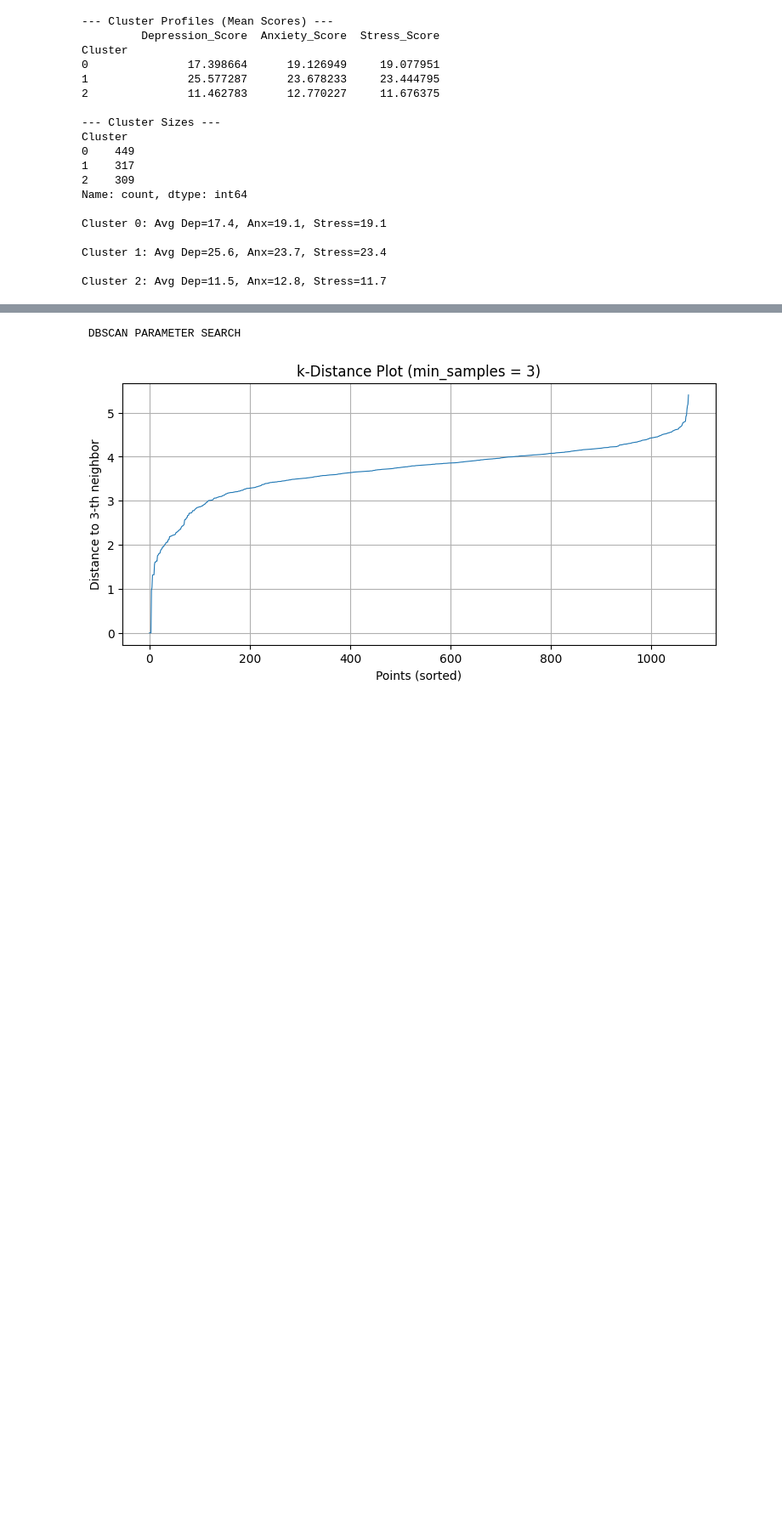
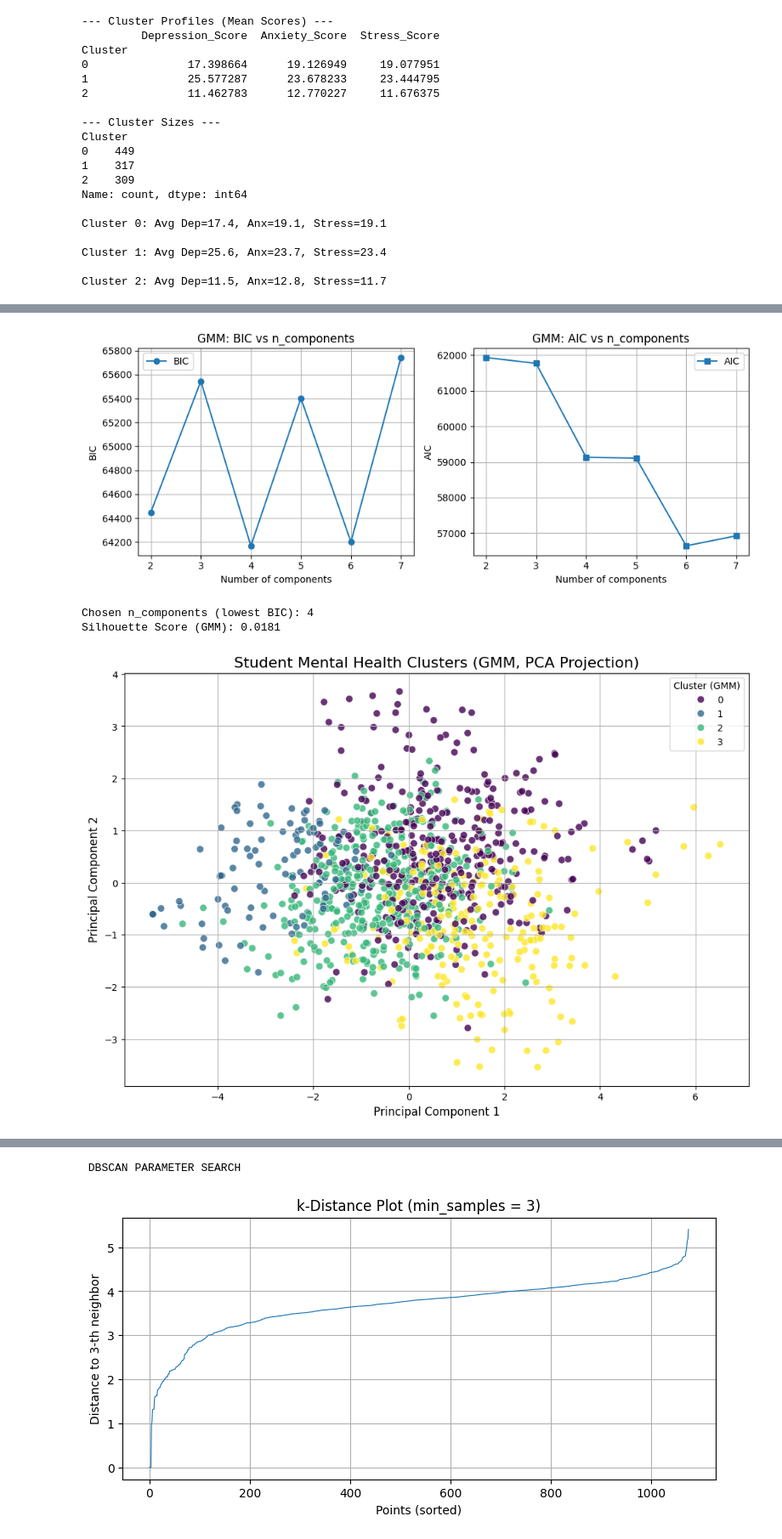
Before and after one commit to MH-Mehedi06/DASS21, a Jupyter notebook: DASS21.ipynb, the cells around one changed output, grey strips where cells are left out. Shown at 85% size. Saved outputs shown, nothing was run; the diff lists cells and outputs as text; code cells hidden in the pictures; blank space fills up the shorter version.

Commit message:
GMM Clustering

```diff
--- a/DASS21.ipynb
+++ b/DASS21.ipynb
@@ -566,0 +571,71 @@ Cluster 2: Avg Dep=11.5, Anx=12.8, Stress=11.7
+# %%
+from sklearn.mixture import GaussianMixture
+from sklearn.metrics import silhouette_score
+
+# --- STEP 1: CHOOSE NUMBER OF COMPONENTS (BIC) ---
+bics = []
+aics = []
+K_range = range(2, 8)
+for k in K_range:
+    gmm = GaussianMixture(n_components=k, random_state=42, covariance_type='full')
+    gmm.fit(X_scaled)
+    bics.append(gmm.bic(X_scaled))
+    aics.append(gmm.aic(X_scaled))
+
+plt.figure(figsize=(10, 4))
+plt.subplot(1, 2, 1)
+plt.plot(K_range, bics, 'o-', label='BIC')
+plt.xlabel('Number of components')
+plt.ylabel('BIC')
+plt.title('GMM: BIC vs n_components')
+plt.legend()
+plt.grid(True)
+plt.subplot(1, 2, 2)
+plt.plot(K_range, aics, 's-', label='AIC')
+plt.xlabel('Number of components')
+plt.ylabel('AIC')
+plt.title('GMM: AIC vs n_components')
+plt.legend()
+plt.grid(True)
+plt.tight_layout()
+plt.show()
+
+# Use n_components with lowest BIC (or fix to 3 for comparison with K-Means)
+n_components_gmm = int(K_range[np.argmin(bics)])
+print(f"Chosen n_components (lowest BIC): {n_components_gmm}")
+
+# --- STEP 2: FIT GMM AND ASSIGN CLUSTERS ---
+gmm = GaussianMixture(n_components=n_components_gmm, random_state=42, covariance_type='full')
+df['Cluster_GMM'] = gmm.fit_predict(X_scaled)
+silhouette_gmm = silhouette_score(X_scaled, df['Cluster_GMM'])
+print(f"Silhouette Score (GMM): {silhouette_gmm:.4f}")
+
+# --- STEP 3: VISUALIZE CLUSTERS (PCA 2D) ---
+plt.figure(figsize=(12, 8))
+sns.scatterplot(x=X_pca[:, 0], y=X_pca[:, 1], hue=df['Cluster_GMM'], palette='viridis', s=60, alpha=0.8)
+plt.title('Student Mental Health Clusters (GMM, PCA Projection)', fontsize=16)
+plt.xlabel('Principal Component 1', fontsize=12)
+plt.ylabel('Principal Component 2', fontsize=12)
+plt.legend(title='Cluster (GMM)')
+plt.grid(True)
+plt.show()
+
+# --- STEP 4: CLUSTER PROFILES (DASS-21 SCALES) ---
+cluster_profile_gmm = df.groupby('Cluster_GMM')[['Depression_Score', 'Anxiety_Score', 'Stress_Score']].mean()
+cluster_counts_gmm = df['Cluster_GMM'].value_counts().sort_index()
+
+print("\n GMM Cluster Profiles (Mean Scores) ")
+print(cluster_profile_gmm)
+print("\n GMM Cluster Sizes ")
+print(cluster_counts_gmm)
+
+for i in range(n_components_gmm):
+    d_score = cluster_profile_gmm.loc[i, 'Depression_Score']
+    a_score = cluster_profile_gmm.loc[i, 'Anxiety_Score']
+    s_score = cluster_profile_gmm.loc[i, 'Stress_Score']
+    print(f"\nGMM Cluster {i}: Avg Dep={d_score:.1f}, Anx={a_score:.1f}, Stress={s_score:.1f}")
+# %% [output]
+[figure, added]
+Chosen n_components (lowest BIC): 4
+Silhouette Score (GMM): 0.0181
+[figure, added]
```
Also changed, not shown: parts of 3 cells of this notebook.
